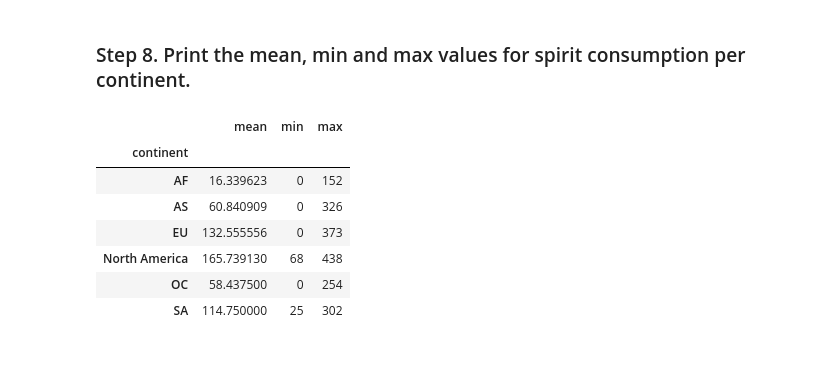
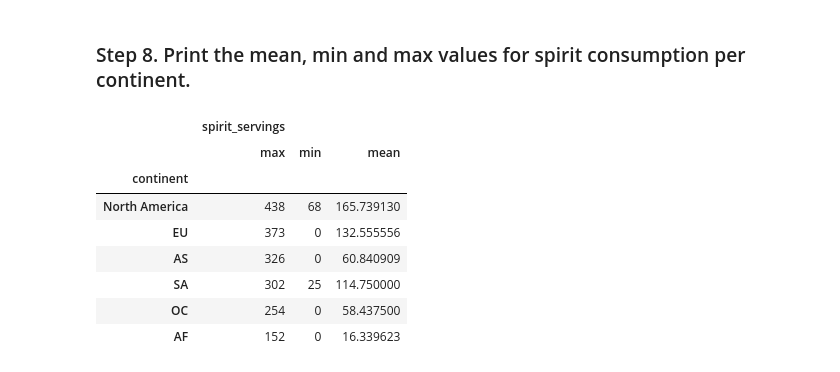
Before and after one commit to martinezleonlaura/2026-10-BILBAO-FT-Data-Science-LauraML, a Jupyter notebook: 2-Data_Analysis/2-Pandas/Practica/4-Alcohol_Consumption/Laura_Mtnez_Alcohol_Consumption.ipynb, the cells around one changed output. Drawn from its saved outputs; the diff is of its cells as text; code cells hidden in the pictures.

```diff
--- a/2-Data_Analysis/2-Pandas/Practica/4-Alcohol_Consumption/Laura_Mtnez_Alcohol_Consumption.ipynb
+++ b/2-Data_Analysis/2-Pandas/Practica/4-Alcohol_Consumption/Laura_Mtnez_Alcohol_Consumption.ipynb
@@ -136,13 +155,14 @@ drinks.groupby('continent').median(numeric_only=True)
 # %% [markdown]
 ### Step 8. Print the mean, min and max values for spirit consumption per continent.
 # %%
-drinks.groupby('continent')['spirit_servings'].aggregate(['mean', 'min', 'max'])
+drinks.groupby('continent')[['spirit_servings']].aggregate(['max', 'min', 'mean']).sort_values(by=('spirit_servings','max'), ascending=False) #aggregate tb puede ser agg
 # %% [output]
-|  | mean | min | max |
+|  | spirit_servings |  |  |
+|  | max | min | mean |
 | continent |  |  |  |
-| AF | 16.339623 | 0 | 152 |
-| AS | 60.840909 | 0 | 326 |
-| EU | 132.555556 | 0 | 373 |
-| North America | 165.739130 | 68 | 438 |
-| OC | 58.437500 | 0 | 254 |
-| SA | 114.750000 | 25 | 302 |
+| North America | 438 | 68 | 165.739130 |
+| EU | 373 | 0 | 132.555556 |
+| AS | 326 | 0 | 60.840909 |
+| SA | 302 | 25 | 114.750000 |
+| OC | 254 | 0 | 58.437500 |
+| AF | 152 | 0 | 16.339623 |
```
Also changed, not shown: parts of 7 cells of this notebook, 4 other files.
